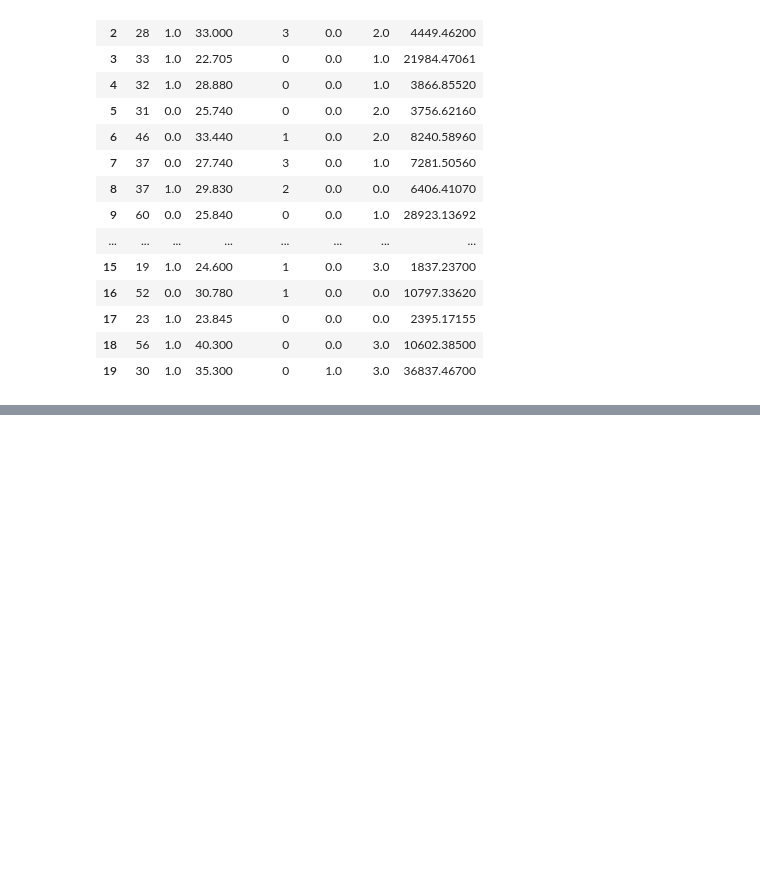
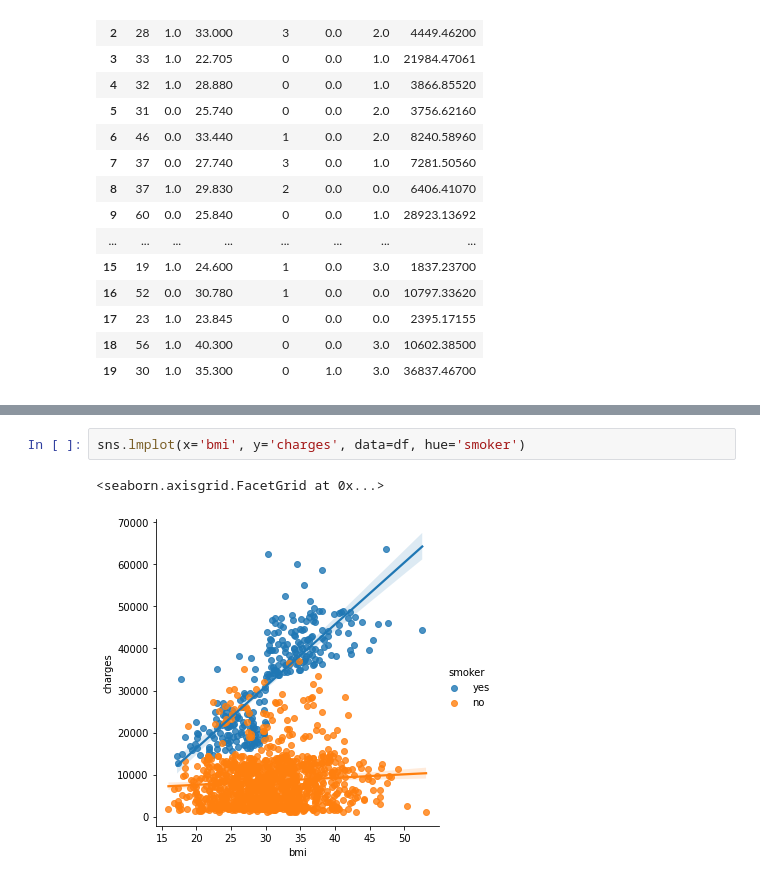
Before and after one commit to ewagaka/ML_regresja, a Jupyter notebook: ML_regresja_projekt.ipynb, the cells around one changed output, grey strips where cells are left out. Drawn from its saved outputs; the diff is of its cells as text; blank space fills up the shorter version.

```diff
--- a/ML_regresja_projekt.ipynb
+++ b/ML_regresja_projekt.ipynb
@@ -95,0 +110,5 @@ df_copy.head(20)
+# %%
+sns.lmplot(x='bmi', y='charges', data=df, hue='smoker')
+# %% [output]
+<seaborn.axisgrid.FacetGrid at 0x...>
+[figure, added]
```
Also changed, not shown: parts of 6 cells of this notebook.
